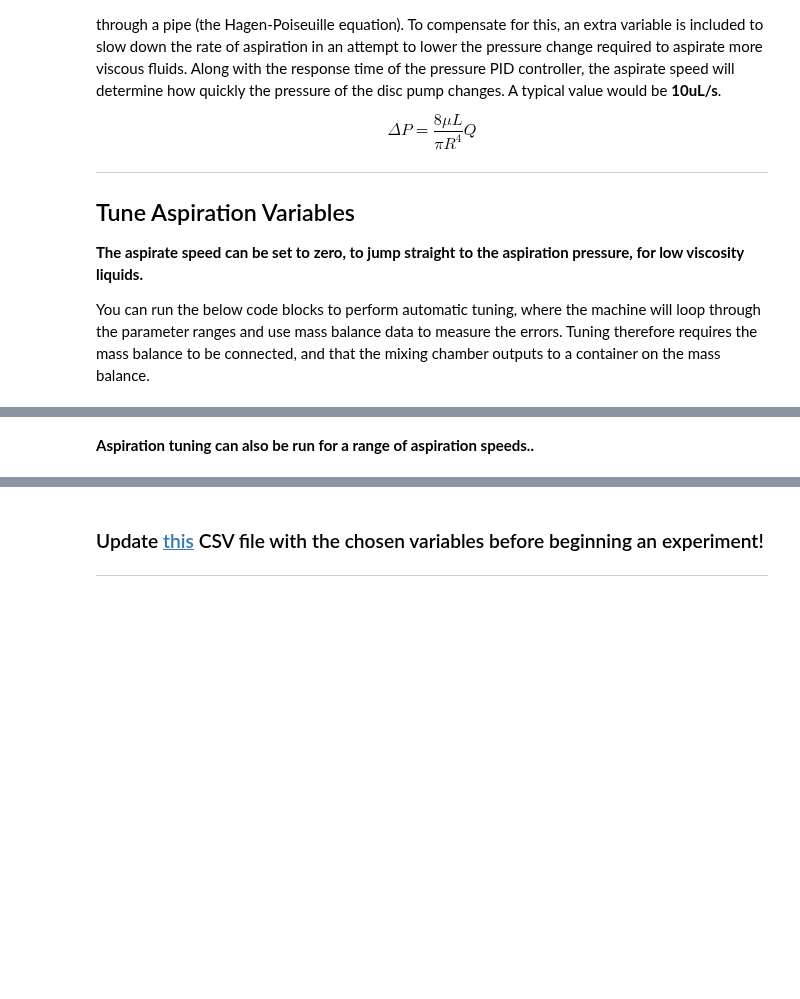
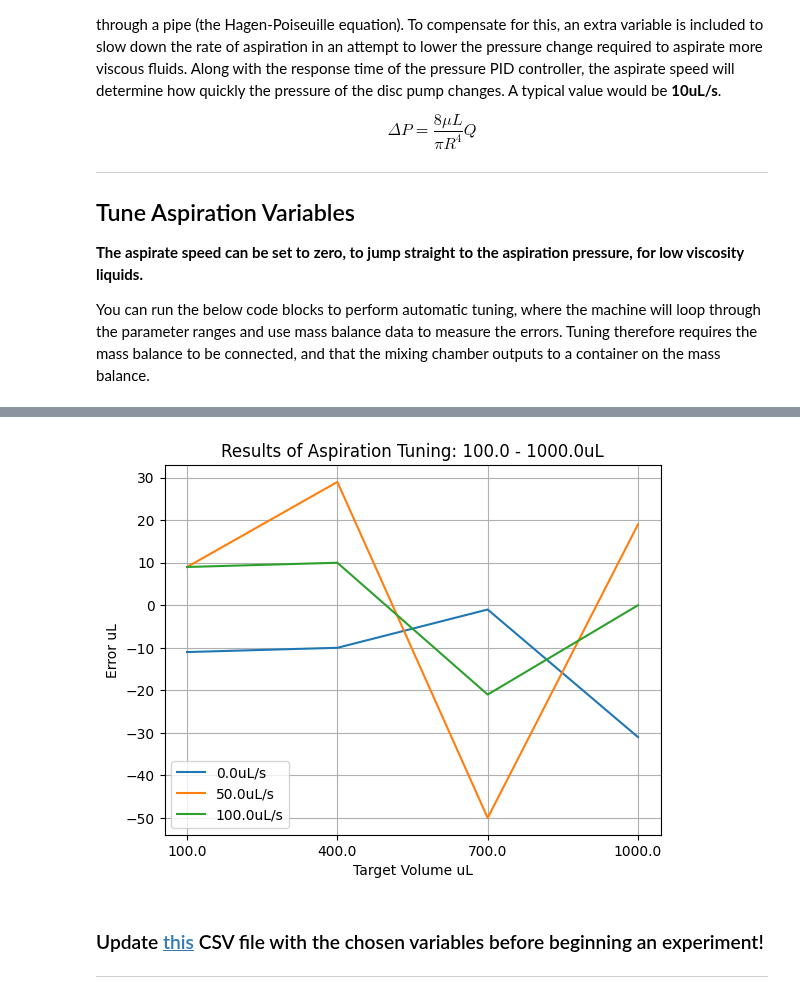
Before and after one commit to flynn-98/electrolyte-mixing-station, a Jupyter notebook: Workspace.ipynb, the cells around one changed output, grey strips where cells are left out. Drawn from its saved outputs; the diff is of its cells as text; code cells hidden in the pictures; blank space fills up the shorter version.

Commit message:
Tuning workspace update

```diff
--- a/Workspace.ipynb
+++ b/Workspace.ipynb
@@ -42,2 +77,0 @@ instance.tune(pot_number = 5, asp_const = [0.374, 0.39], aspirate_volume = [300.
-# %% [markdown]
-**Aspiration tuning can also be run for a range of aspiration speeds..**
@@ -47,0 +78,4 @@ for speed in [0, 100, 50, 20, 10]: #uL/s
+# %%
+%matplotlib inline
+instance.plot_aspiration_results("data/results/aspiration_tuning_results.csv")
+# %% [output]
@@ -48,3 +88,4 @@ for speed in [0, 100, 50, 20, 10]: #uL/s
+[figure, added]
 # %% [markdown]
 ### Update [this](data/CSVs/electrolyte_recipe.csv) CSV file with the chosen variables before beginning an experiment!
 
```
Also changed, not shown: parts of 4 cells of this notebook.
